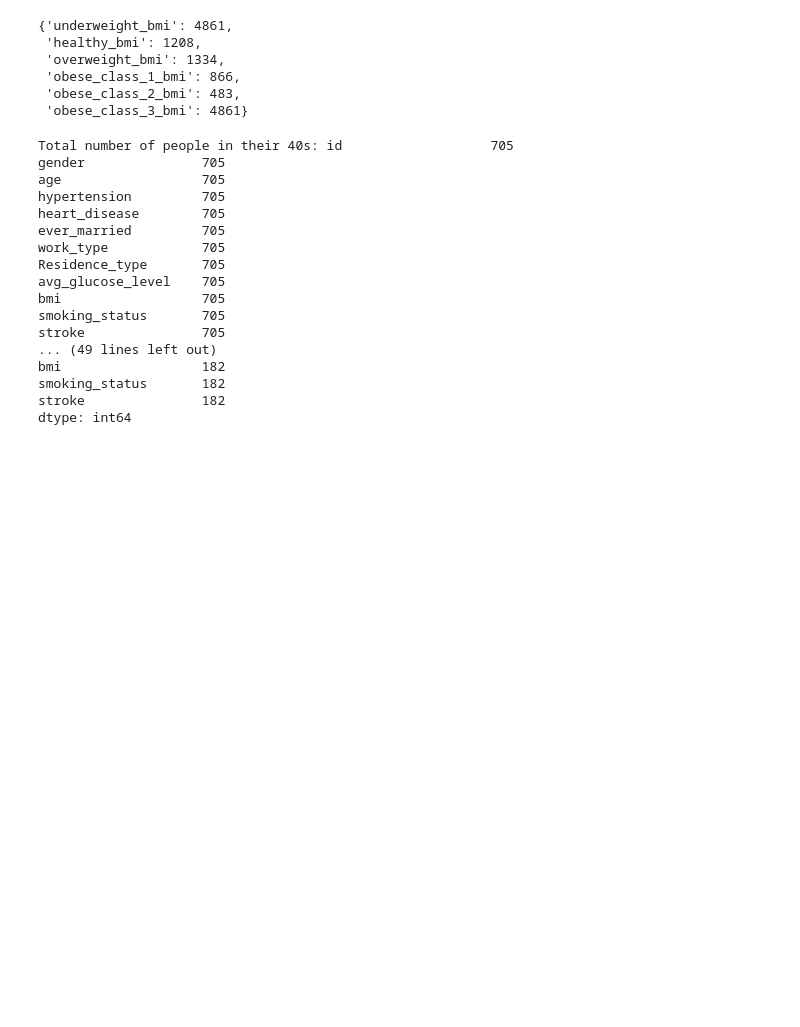
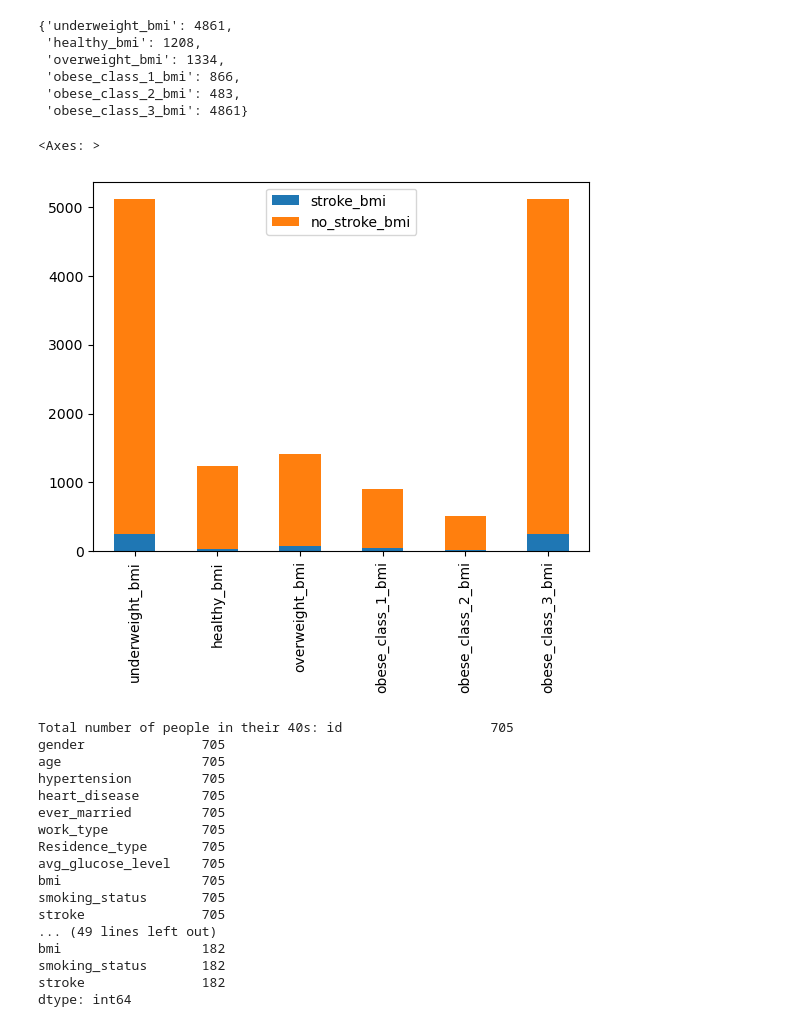
Before and after one commit to eeneedles/group-two-project-one, a Jupyter notebook: test_code_em.ipynb, the cells around one changed output. Saved outputs shown, nothing was run; the diff lists cells and outputs as text; code cells hidden in the pictures; blank space fills up the shorter version.

Commit message:
updates to code for BMI and stroke comparison and visualizations

```diff
--- a/test_code_em.ipynb
+++ b/test_code_em.ipynb
@@ -246,6 +246,19 @@ Total amount of people with obese class 3 bmi: 4861
  'obese_class_1_bmi': 866,
  'obese_class_2_bmi': 483,
  'obese_class_3_bmi': 4861}
+# %%
+my_index = list(all_bmis.keys())
+
+my_data = {
+    #'all_bmis': list(all_bmis.values()),
+    'stroke_bmi': list(stroke_bmi.values()),
+    'no_stroke_bmi': list(no_stroke_bmi.values())
+}
+bmi_df = pd.DataFrame(my_data, index = my_index)
+bmi_df.plot.bar(stacked=True)
+# %% [output]
+<Axes: >
+[figure, added]
 # %%
 # Find total number of people in the 40-49 age range (Health_Care)
 fourty_somethings = Health_Care[(Health_Care["age"] > 39) & (Health_Care["age"] < 50)]
```
Also changed, not shown: parts of 4 cells of this notebook.
